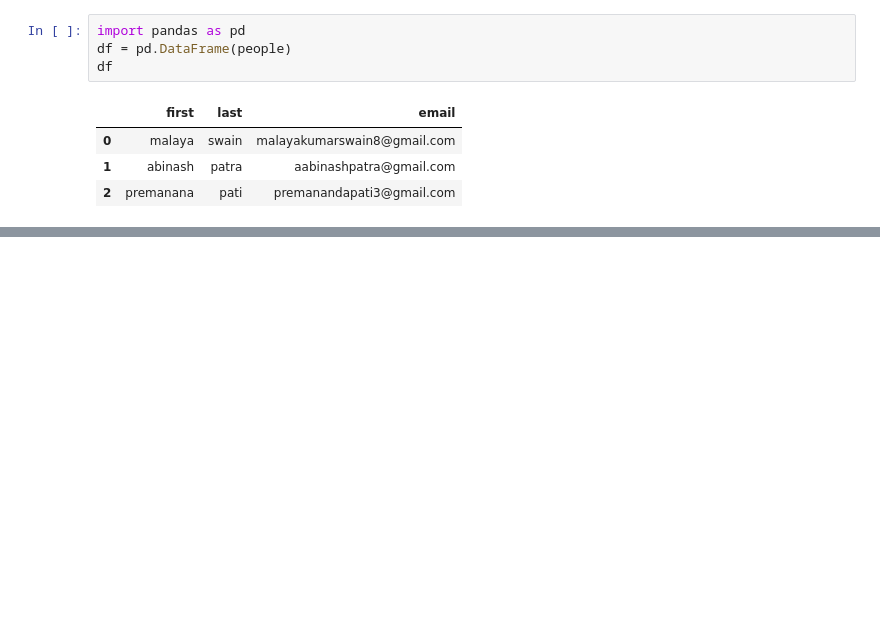
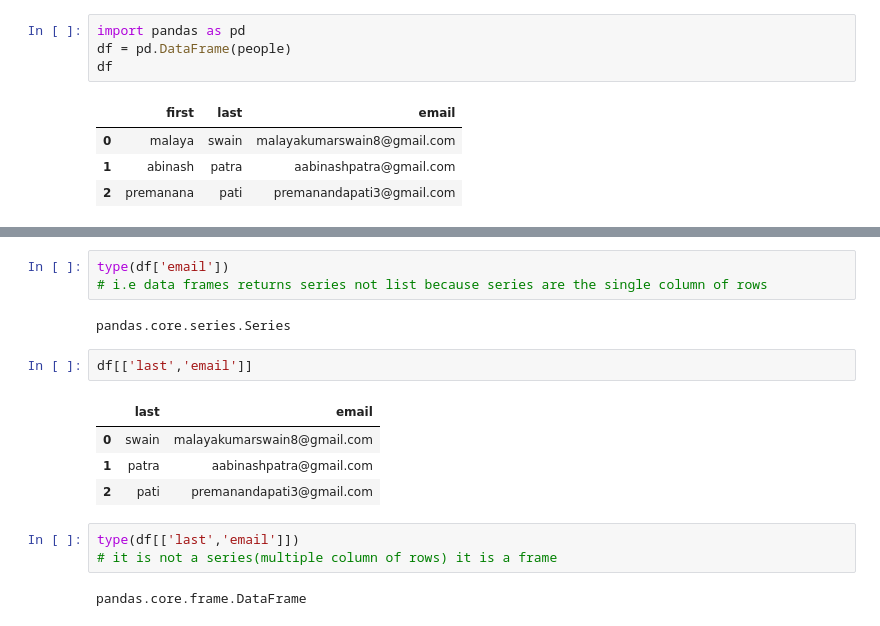
Before and after one commit to Malaya2184/PY100, a Jupyter notebook: stackoverflow/dataframe_idea.ipynb, the cells around one changed output, grey strips where cells are left out. Cells and saved outputs as stored; diff of their text form; blank space fills up the shorter version.

Commit message:
basic understanding of series and frame

```diff
--- a/stackoverflow/dataframe_idea.ipynb
+++ b/stackoverflow/dataframe_idea.ipynb
@@ -28,0 +44,17 @@ df
+# %%
+type(df['email'])
+# i.e data frames returns series not list because series are the single column of rows
+# %% [output]
+pandas.core.series.Series
+# %%
+df[['last','email']]
+# %% [output]
+|  | last | email |
+| 0 | swain | malayakumarswain8@gmail.com |
+| 1 | patra | aabinashpatra@gmail.com |
+| 2 | pati | premanandapati3@gmail.com |
+# %%
+type(df[['last','email']])
+# it is not a series(multiple column of rows) it is a frame
+# %% [output]
+pandas.core.frame.DataFrame
```
Also changed, not shown: parts of 2 cells of this notebook, 1 other file.
